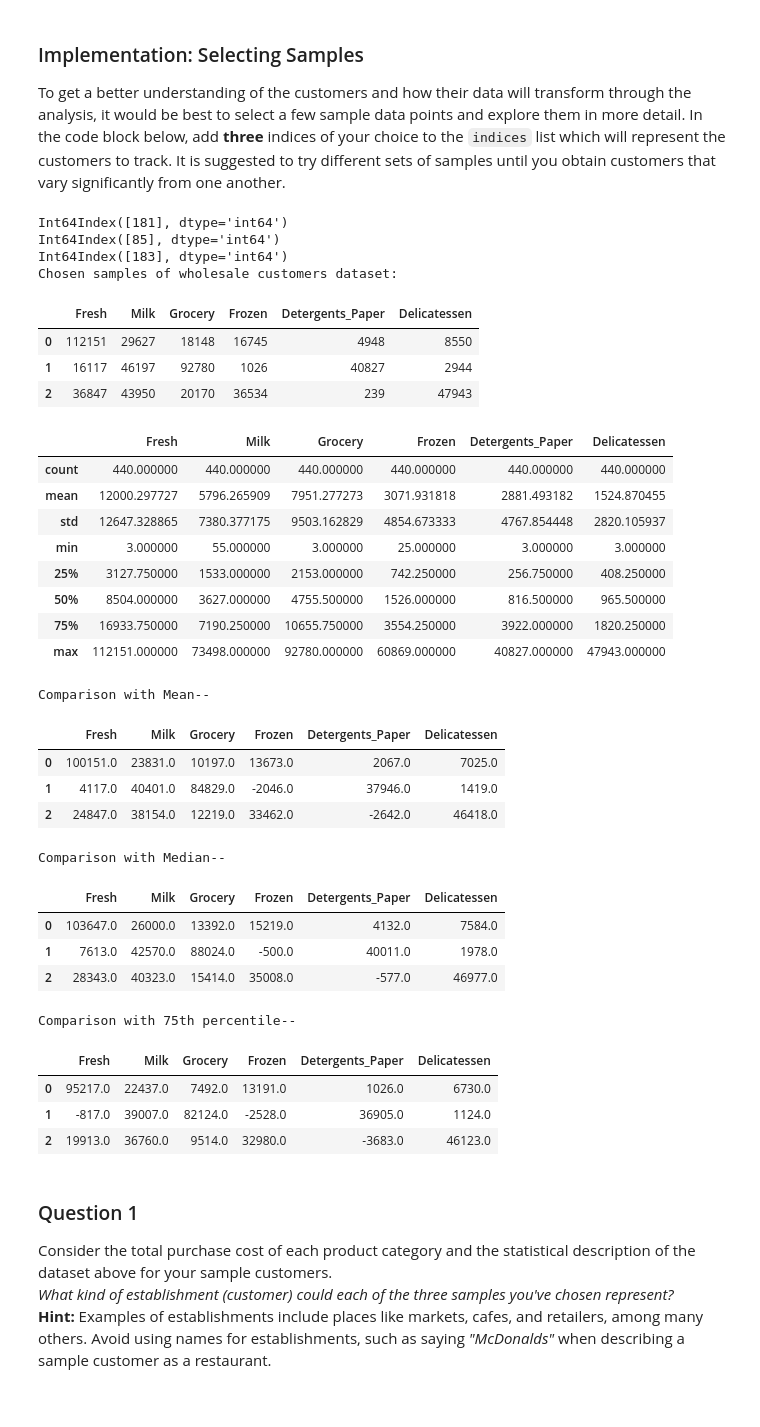
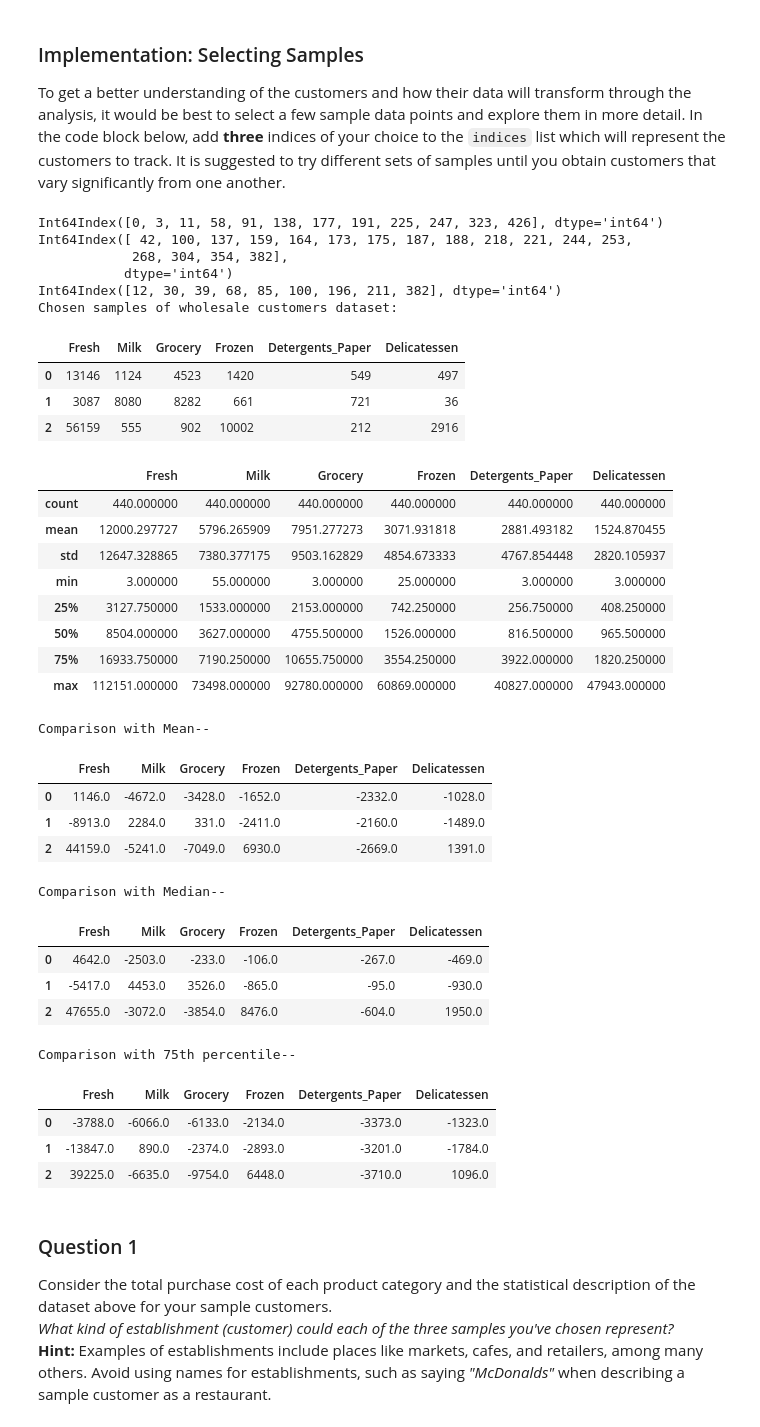
Before and after one commit to vharavu/unsupClust, a Jupyter notebook: customer_segments.ipynb, the cells around one changed output. Saved outputs shown, nothing was run; the diff lists cells and outputs as text; code cells hidden in the pictures.

```diff
--- a/customer_segments.ipynb
+++ b/customer_segments.ipynb
@@ -61,32 +61,35 @@ To get a better understanding of the customers and how their data will transform
 # %%
 # TODO: Select three indices of your choice you wish to sample from the dataset
 indices = []
-print data[(data['Fresh'] >= 100000)].index
-print data[(data['Detergents_Paper'] >= 40000)].index
-print data[(data['Delicatessen'] >= 45000)].index
-indices = [181, 85, 183]
+print data[(data['Fresh'] >= 12647) & (data['Fresh'] <= 1.1*12647)].index
+print data[(data['Milk'] >= 7380) & (data['Milk'] <= 1.1*7380)].index
+print data[(data['Delicatessen'] >= 2820) & (data['Delicatessen'] <= 1.1*2820)].index
+#indices = [181, 85, 183]
+indices = [11, 137, 39]
 # Create a DataFrame of the chosen samples
 samples = pd.DataFrame(data.loc[indices], columns = data.keys()).reset_index(drop = True)
 #samples = pd.DataFrame(data.loc[indices], columns = data.keys())
 print "Chosen samples of wholesale customers dataset:"
 display(samples)
 
 display(data.describe()) # just to confirm nothing changed with the original
 print "\nComparison with Mean--"
 display(samples - np.round(data.mean()))
 print "\nComparison with Median--"
 display(samples - np.round(data.median()))
 print "\nComparison with 75th percentile--"
 display(samples - np.round(data.quantile(q=0.75)))
 # %% [output]
-Int64Index([181], dtype='int64')
-Int64Index([85], dtype='int64')
-Int64Index([183], dtype='int64')
+Int64Index([0, 3, 11, 58, 91, 138, 177, 191, 225, 247, 323, 426], dtype='int64')
+Int64Index([ 42, 100, 137, 159, 164, 173, 175, 187, 188, 218, 221, 244, 253,
+            268, 304, 354, 382],
+           dtype='int64')
+Int64Index([12, 30, 39, 68, 85, 100, 196, 211, 382], dtype='int64')
 Chosen samples of wholesale customers dataset:
 |  | Fresh | Milk | Grocery | Frozen | Detergents_Paper | Delicatessen |
-| 0 | 112151 | 29627 | 18148 | 16745 | 4948 | 8550 |
-| 1 | 16117 | 46197 | 92780 | 1026 | 40827 | 2944 |
-| 2 | 36847 | 43950 | 20170 | 36534 | 239 | 47943 |
+| 0 | 13146 | 1124 | 4523 | 1420 | 549 | 497 |
+| 1 | 3087 | 8080 | 8282 | 661 | 721 | 36 |
+| 2 | 56159 | 555 | 902 | 10002 | 212 | 2916 |
 |  | Fresh | Milk | Grocery | Frozen | Detergents_Paper | Delicatessen |
 | count | 440.000000 | 440.000000 | 440.000000 | 440.000000 | 440.000000 | 440.000000 |
 | mean | 12000.297727 | 5796.265909 | 7951.277273 | 3071.931818 | 2881.493182 | 1524.870455 |
@@ -98,19 +101,19 @@ Chosen samples of wholesale customers dataset:
 | max | 112151.000000 | 73498.000000 | 92780.000000 | 60869.000000 | 40827.000000 | 47943.000000 |
 Comparison with Mean--
 |  | Fresh | Milk | Grocery | Frozen | Detergents_Paper | Delicatessen |
-| 0 | 100151.0 | 23831.0 | 10197.0 | 13673.0 | 2067.0 | 7025.0 |
-| 1 | 4117.0 | 40401.0 | 84829.0 | -2046.0 | 37946.0 | 1419.0 |
-| 2 | 24847.0 | 38154.0 | 12219.0 | 33462.0 | -2642.0 | 46418.0 |
+| 0 | 1146.0 | -4672.0 | -3428.0 | -1652.0 | -2332.0 | -1028.0 |
+| 1 | -8913.0 | 2284.0 | 331.0 | -2411.0 | -2160.0 | -1489.0 |
+| 2 | 44159.0 | -5241.0 | -7049.0 | 6930.0 | -2669.0 | 1391.0 |
 Comparison with Median--
 |  | Fresh | Milk | Grocery | Frozen | Detergents_Paper | Delicatessen |
-| 0 | 103647.0 | 26000.0 | 13392.0 | 15219.0 | 4132.0 | 7584.0 |
-| 1 | 7613.0 | 42570.0 | 88024.0 | -500.0 | 40011.0 | 1978.0 |
-| 2 | 28343.0 | 40323.0 | 15414.0 | 35008.0 | -577.0 | 46977.0 |
+| 0 | 4642.0 | -2503.0 | -233.0 | -106.0 | -267.0 | -469.0 |
+| 1 | -5417.0 | 4453.0 | 3526.0 | -865.0 | -95.0 | -930.0 |
+| 2 | 47655.0 | -3072.0 | -3854.0 | 8476.0 | -604.0 | 1950.0 |
 Comparison with 75th percentile--
 |  | Fresh | Milk | Grocery | Frozen | Detergents_Paper | Delicatessen |
-| 0 | 95217.0 | 22437.0 | 7492.0 | 13191.0 | 1026.0 | 6730.0 |
-| 1 | -817.0 | 39007.0 | 82124.0 | -2528.0 | 36905.0 | 1124.0 |
-| 2 | 19913.0 | 36760.0 | 9514.0 | 32980.0 | -3683.0 | 46123.0 |
+| 0 | -3788.0 | -6066.0 | -6133.0 | -2134.0 | -3373.0 | -1323.0 |
+| 1 | -13847.0 | 890.0 | -2374.0 | -2893.0 | -3201.0 | -1784.0 |
+| 2 | 39225.0 | -6635.0 | -9754.0 | 6448.0 | -3710.0 | 1096.0 |
 # %% [markdown]
 ### Question 1
 Consider the total purchase cost of each product category and the statistical description of the dataset above for your sample customers.
```
Also changed, not shown: parts of 14 cells of this notebook, 1 other file.
